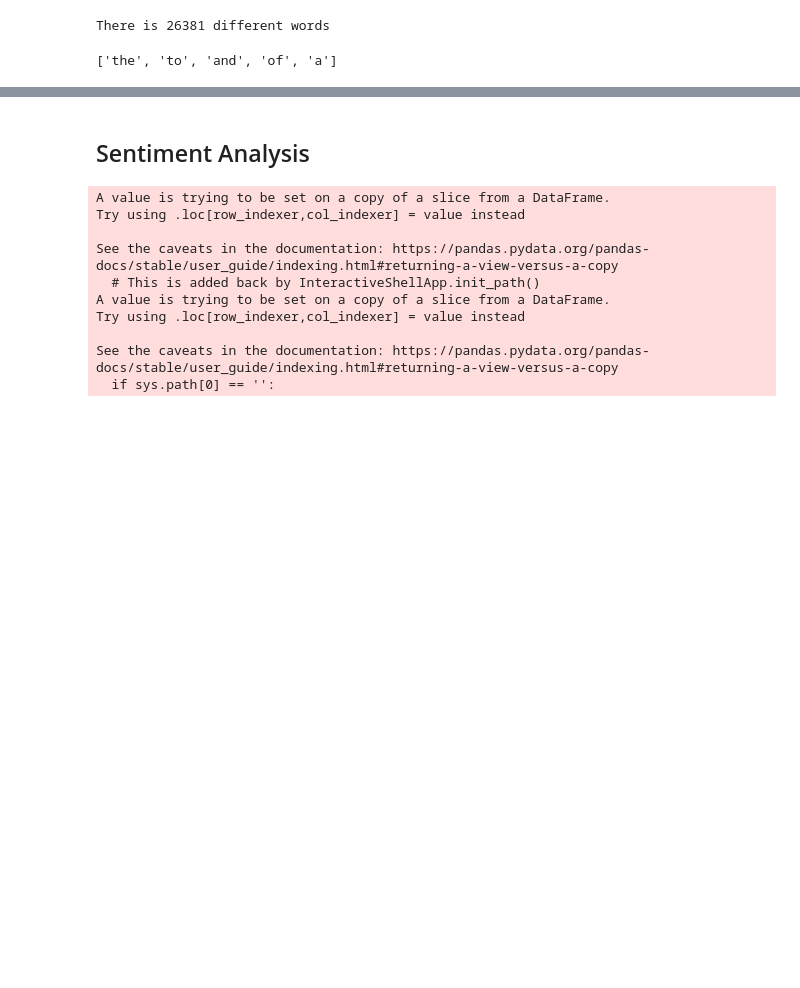
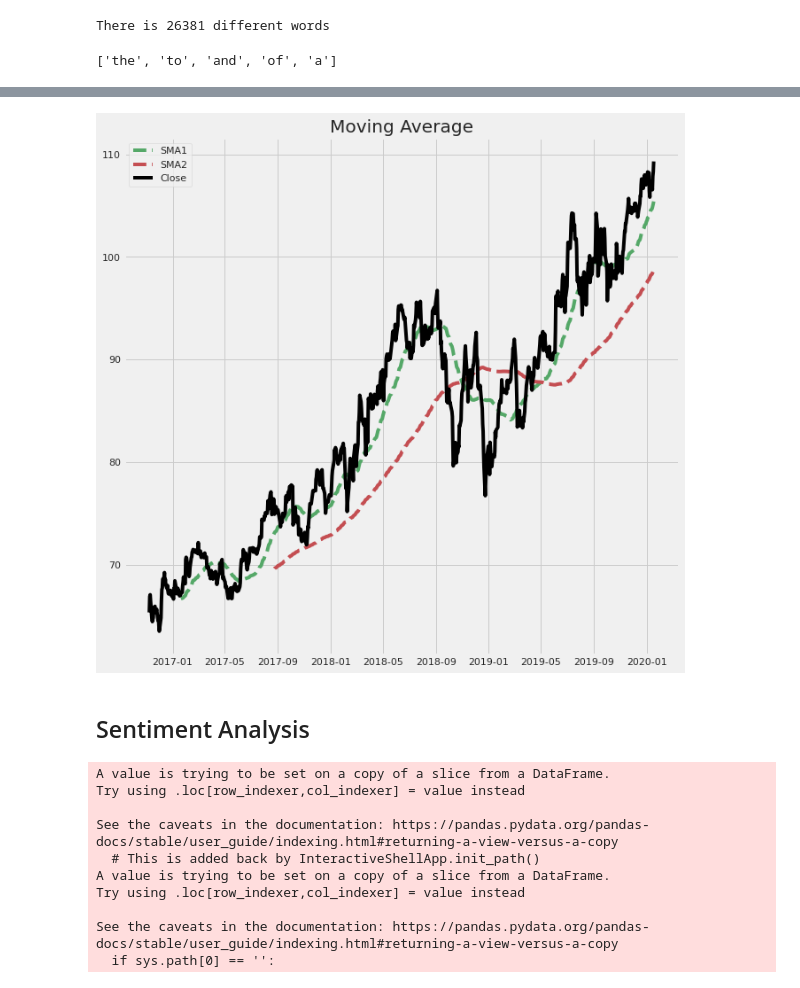
Before and after one commit to cybertraining-dsc/cybertraining-dsc.github.io-v1, a Jupyter notebook: docs/report/fa20-523-307/project/Analysis of Financial Markets based on President Trump's Tweets.ipynb, the cells around one changed output, grey strips where cells are left out. Saved outputs shown, nothing was run; the diff lists cells and outputs as text; code cells hidden in the pictures; blank space fills up the shorter version.

```diff
--- a/docs/report/fa20-523-307/project/Analysis of Financial Markets based on President Trump's Tweets.ipynb
+++ b/docs/report/fa20-523-307/project/Analysis of Financial Markets based on President Trump's Tweets.ipynb
@@ -434,3 +477,17 @@ There is 26381 different words
+# %%
+stock_data["SMA1"] = stock_data['Close'].rolling(window=50).mean()
+stock_data["SMA2"] = stock_data['Close'].rolling(window=200).mean()
+# %%
+plt.figure(figsize=(10,10))
+plt.plot(stock_data['Date'], stock_data['SMA1'], 'g--', label="SMA1")
+plt.plot(stock_data['Date'], stock_data['SMA2'], 'r--', label="SMA2")
+plt.plot(stock_data['Date'], stock_data['Close'], color='black', label="Close")
+plt.title("Moving Average")
+plt.plot()
+plt.legend()
+plt.show()
+# %% [output]
+[figure, added]
 # %% [markdown]
 ## Sentiment Analysis
 # %%
```
Also changed, not shown: parts of 8 cells of this notebook, 7 other files.
